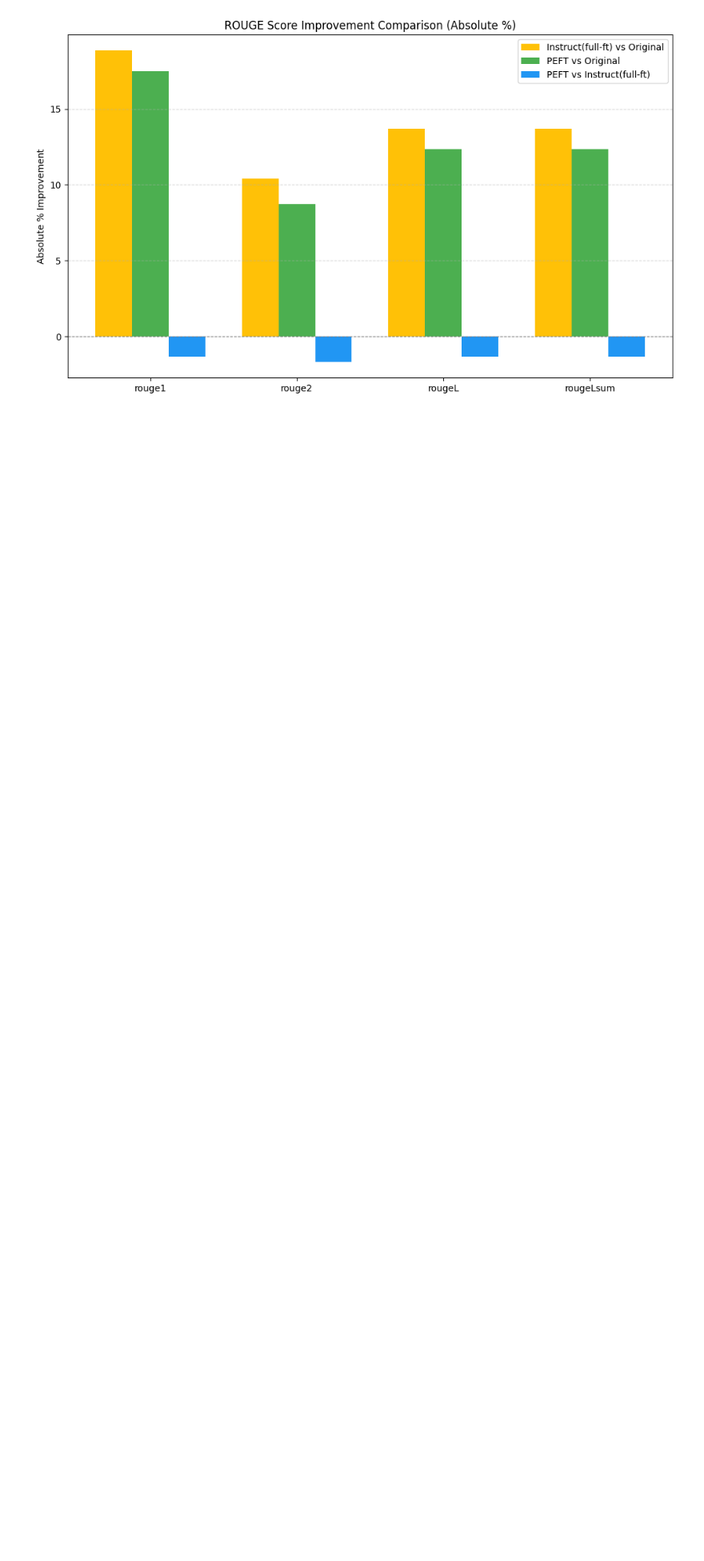
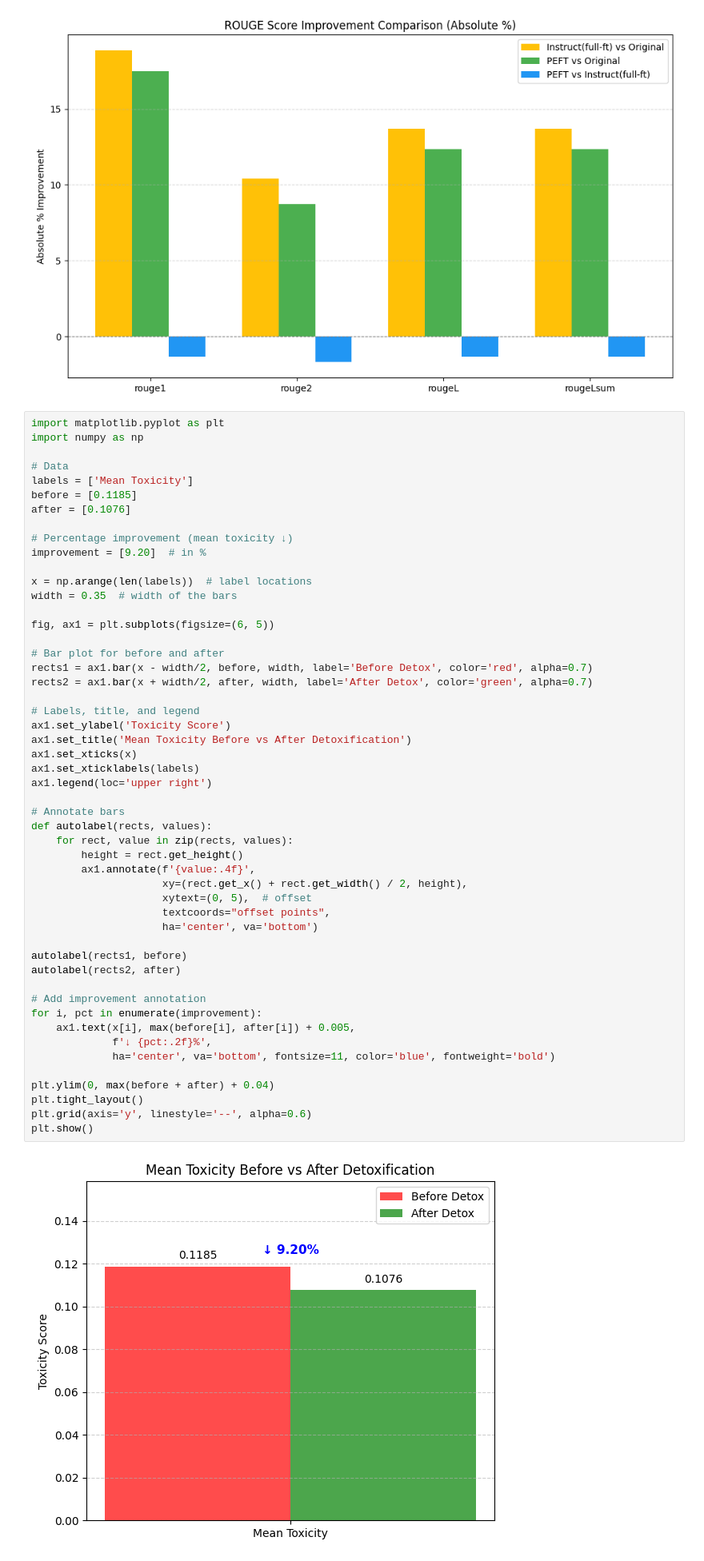
Before and after one commit to nabeelshan78/flanT5-ICL-SFT-PEFT-RLHF, a Jupyter notebook: notebooks/score_compare.ipynb, the cells around one changed output. Shown at 80% size. Drawn from its saved outputs; the diff is of its cells as text; blank space fills up the shorter version.

Commit message:
Add PPO fine tuned visuals

```diff
--- a/notebooks/score_compare.ipynb
+++ b/notebooks/score_compare.ipynb
@@ -127,3 +127,56 @@ plt.savefig("../assets/rouge_improvement_comparison.png", dpi=300)
 plt.show()
 # %% [output]
 [figure]
+# %%
+import matplotlib.pyplot as plt
+import numpy as np
+
+# Data
+labels = ['Mean Toxicity']
+before = [0.1185]
+after = [0.1076]
+
+# Percentage improvement (mean toxicity ↓)
+improvement = [9.20]  # in %
+
+x = np.arange(len(labels))  # label locations
+width = 0.35  # width of the bars
+
+fig, ax1 = plt.subplots(figsize=(6, 5))
+
+# Bar plot for before and after
+rects1 = ax1.bar(x - width/2, before, width, label='Before Detox', color='red', alpha=0.7)
+rects2 = ax1.bar(x + width/2, after, width, label='After Detox', color='green', alpha=0.7)
+
+# Labels, title, and legend
+ax1.set_ylabel('Toxicity Score')
+ax1.set_title('Mean Toxicity Before vs After Detoxification')
+ax1.set_xticks(x)
+ax1.set_xticklabels(labels)
+ax1.legend(loc='upper right')
+
+# Annotate bars
+def autolabel(rects, values):
+    for rect, value in zip(rects, values):
+        height = rect.get_height()
+        ax1.annotate(f'{value:.4f}',
+                     xy=(rect.get_x() + rect.get_width() / 2, height),
+                     xytext=(0, 5),  # offset
+                     textcoords="offset points",
+                     ha='center', va='bottom')
+
+autolabel(rects1, before)
+autolabel(rects2, after)
+
+# Add improvement annotation
+for i, pct in enumerate(improvement):
+    ax1.text(x[i], max(before[i], after[i]) + 0.005,
+             f'↓ {pct:.2f}%',
+             ha='center', va='bottom', fontsize=11, color='blue', fontweight='bold')
+
+plt.ylim(0, max(before + after) + 0.04)
+plt.tight_layout()
+plt.grid(axis='y', linestyle='--', alpha=0.6)
+plt.show()
+# %% [output]
+[figure, added]
```
Also changed, not shown: 2 other files.
